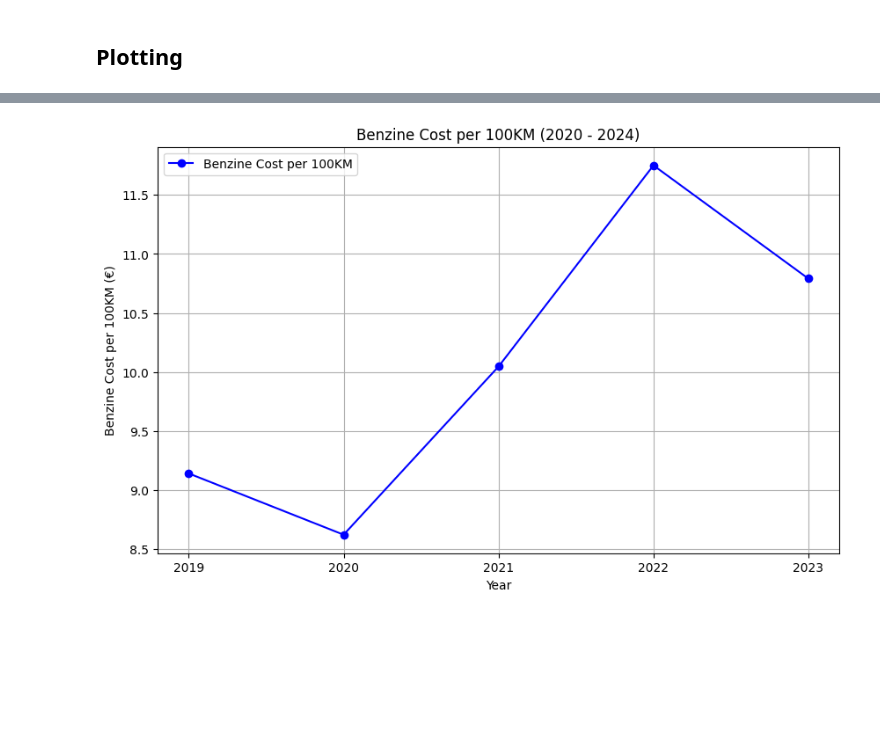
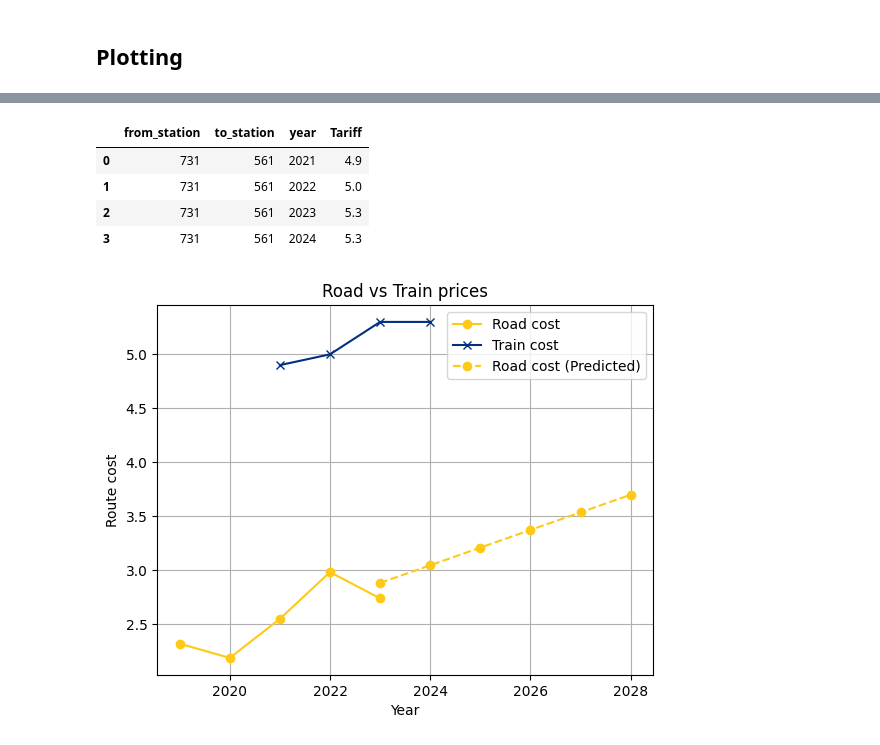
Before and after one commit to henkrehorst/uu_dss_project, a Jupyter notebook: dashboard/SeparateChartsForTesting/PriceComparison.ipynb, the cells around one changed output, grey strips where cells are left out. Cells and saved outputs as stored; diff of their text form; code cells hidden in the pictures; blank space fills up the shorter version.

Commit message:
Debugged data merging and comparison, added plotting

```diff
--- a/dashboard/SeparateChartsForTesting/PriceComparison.ipynb
+++ b/dashboard/SeparateChartsForTesting/PriceComparison.ipynb
@@ -14,9 +8,10 @@ FileNotFoundError: [Errno 2] No such file or directory: '/dashboard/SeparateChar
 # %%
 from sqlalchemy import create_engine
 import os
+import pandas as pd
 
-engine = create_engine(os.getenv('DATABASE_URL'))
+engine = create_engine('postgresql://student:infomdss@127.0.0.1:5432/dashboard')
 
 frequent_rail_routes = pd.read_sql_query(f"select id, name, from_station, to_station, color from ns_frequent_rail_routes", engine)
-frequent_rail_routes.to_dict(orient='records')
+frequent_rail_routes
 # %% [output]
@@ -575,18 +527,76 @@ for trip in Trips:  # Loop through all rows in the list of stations to plot name
+# %%
+# Select one route as an example
+fromStation = 731
+toStation = 561
+# %%
+roadDistance = coordinatesList_copy[(
+    (coordinatesList_copy['from_station'] == fromStation) &
+    (coordinatesList_copy['to_station'] == toStation)
+    )]['roadDistance'].values[0]
+# %%
+trainCosts = NsTariffs[(
+    (NsTariffs['from_station'] == fromStation) &
+    (NsTariffs['to_station'] == toStation)
+    )]
+trainCosts
+# %% [output]
+|  | from_station | to_station | year | Tariff |
+| 0 | 731 | 561 | 2021 | 4.9 |
+| 1 | 731 | 561 | 2022 | 5.0 |
+| 2 | 731 | 561 | 2023 | 5.3 |
+| 3 | 731 | 561 | 2024 | 5.3 |
 # %%
 import pandas as pd
 import matplotlib.pyplot as plt
+import numpy as np
+from sklearn.linear_model import LinearRegression
 
-years = summedDf.index.values
-benzine_cost_per_100km = summedDf['yearAvg']
+# road costs for car-based transport
+    # Prepare the data
+    years = np.array(summedDf.index.values).reshape(-1, 1)  # Reshape for scikit-learn
+    road_cost = (summedDf['yearAvg'] / 100) * roadDistance
+
+    # Create and fit the model
+    linear_model = LinearRegression()
+    linear_model.fit(years, road_cost)
+
+    # Predict future years (e.g., 2024, 2025)
+    future_years = np.array([2023, 2024,2025,2026,2027,2028]).reshape(-1, 1)
+    future_road_cost = linear_model.predict(future_years)
+
+    yearsRoad = summedDf.index.values
+    routeRoadCost = (summedDf['yearAvg']/100) * roadDistance # hypothetical values
+
+# road costs for train-based trainsport
+# Prepare the data
+years = np.array(summedDf.index.values).reshape(-1, 1)  # Reshape for scikit-learn
+road_cost = (summedDf['yearAvg'] / 100) * roadDistance
+
+# Create and fit the model
+linear_model = LinearRegression()
+linear_model.fit(years, road_cost)
+
+# Predict future years (e.g., 2024, 2025)
+future_years = np.array([2023, 2024,2025,2026,2027,2028]).reshape(-1, 1)
+future_road_cost = linear_model.predict(future_years)
+
+yearsRoad = summedDf.index.values
+routeRoadCost = (summedDf['yearAvg']/100) * roadDistance # hypothetical values
 
 # Creating the plot
-plt.figure(figsize=(10, 6))
-plt.plot(years, benzine_cost_per_100km, marker='o', color='b', label="Benzine Cost per 100KM")
+plt.plot(yearsRoad.astype(int), routeRoadCost, marker='o', color='#FFC917', label="Road cost")
+plt.plot(trainCosts['year'], trainCosts['Tariff'], marker='x', color='#003082', label="Train cost")
+
+# Adding the prediction as dotted lines
+plt.plot(future_years, future_road_cost, 'o--', color='#FFC917', label="Road cost (Predicted)")
+#plt.plot(future_years, future_train_cost, 'x--', color='#003082', label="Train cost (Predicted)")
+
+
 plt.xlabel("Year")
-plt.ylabel("Benzine Cost per 100KM (€)")
-plt.title("Benzine Cost per 100KM (2020 - 2024)")
+plt.ylabel("Route cost")
+plt.title("Road vs Train prices")
 plt.grid(True)
 plt.legend()
 plt.show()
 # %% [output]
-[figure, old version]
+[figure, new version]
```
Also changed, not shown: parts of 14 cells of this notebook.
